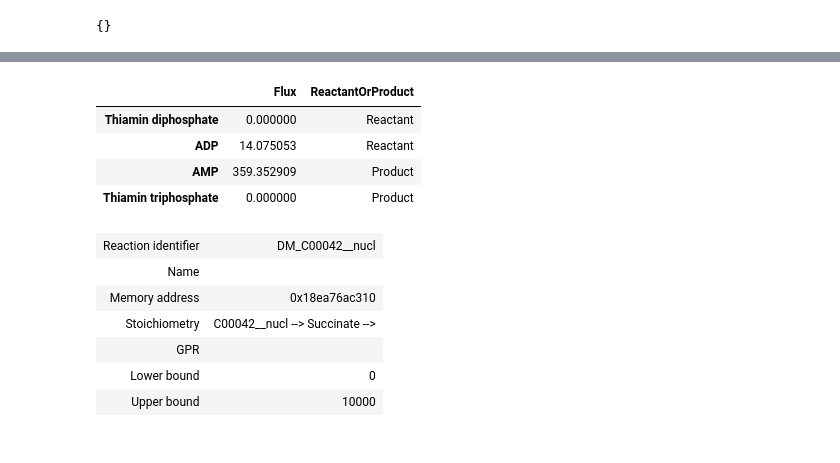
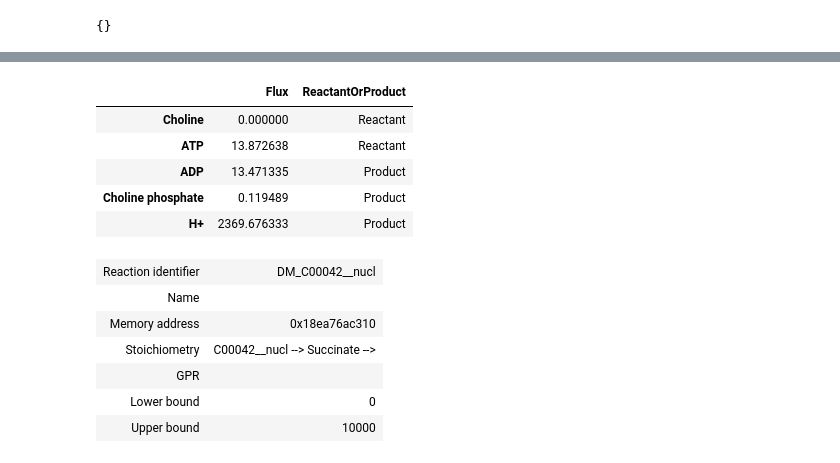
Before and after one commit to ecunha1996/GSMMutils, a Jupyter notebook: examples/Ngaditana.ipynb, the cells around one changed output, grey strips where cells are left out. Drawn from its saved outputs; the diff is of its cells as text; code cells hidden in the pictures.

```diff
--- a/examples/Ngaditana.ipynb
+++ b/examples/Ngaditana.ipynb
@@ -62,0 +63,4 @@ Model loaded
+# %%
+from GSMMutils.utils.utils import get_biomass_mass
+
+model = MyModel(r"C:\Users\Bisbii\Downloads\model.xml", 'e_Biomass__cytop')
@@ -85,11 +174,12 @@ R05802__nucl ATP + 1-Phosphatidyl-1D-myo-inositol 3-phosphate => ADP + H+ + 1-Ph
 # %%
-model.test_reaction("R11319__nucl")
+model.test_reaction("R01021__cytop")
 # %% [output]
 |  | Flux | ReactantOrProduct |
-| Thiamin diphosphate | 0.000000 | Reactant |
-| ADP | 14.075053 | Reactant |
-| AMP | 359.352909 | Product |
-| Thiamin triphosphate | 0.000000 | Product |
+| Choline | 0.000000 | Reactant |
+| ATP | 13.872638 | Reactant |
+| ADP | 13.471335 | Product |
+| Choline phosphate | 0.119489 | Product |
+| H+ | 2369.676333 | Product |
 # %%
 model.create_demand("C00042__nucl")
 # %% [output]
```
Also changed, not shown: parts of 9 cells of this notebook, 2 other files.
